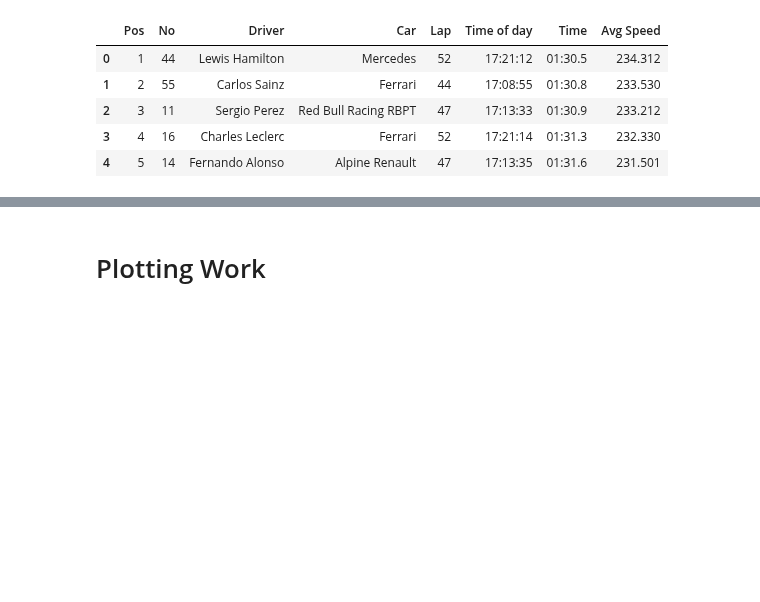
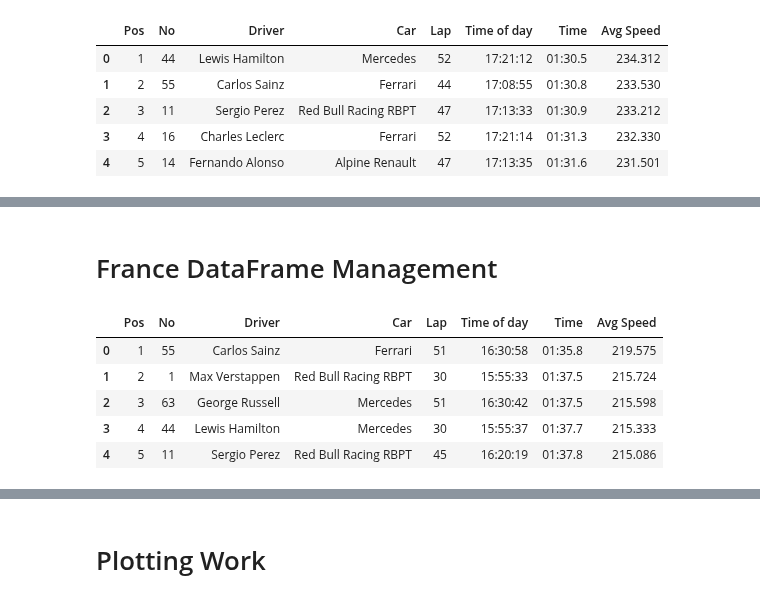
Before and after one commit to JB-26/f1-2022-analysis, a Jupyter notebook: fastest-laps.ipynb, the cells around one changed output, grey strips where cells are left out. Drawn from its saved outputs; the diff is of its cells as text; code cells hidden in the pictures; blank space fills up the shorter version.

```diff
--- a/fastest-laps.ipynb
+++ b/fastest-laps.ipynb
@@ -732,0 +737,12 @@ fastest_lap.head()
+# %% [markdown]
+# France DataFrame Management
+# %%
+fl_france = pd.read_csv('data/fastest-lap/fl-france.csv')
+fl_france.head()
+# %% [output]
+|  | Pos | No | Driver | Car | Lap | Time of day | Time | Avg Speed |
+| 0 | 1 | 55 | Carlos Sainz | Ferrari | 51 | 16:30:58 | 01:35.8 | 219.575 |
+| 1 | 2 | 1 | Max Verstappen | Red Bull Racing RBPT | 30 | 15:55:33 | 01:37.5 | 215.724 |
+| 2 | 3 | 63 | George Russell | Mercedes | 51 | 16:30:42 | 01:37.5 | 215.598 |
+| 3 | 4 | 44 | Lewis Hamilton | Mercedes | 30 | 15:55:37 | 01:37.7 | 215.333 |
+| 4 | 5 | 11 | Sergio Perez | Red Bull Racing RBPT | 45 | 16:20:19 | 01:37.8 | 215.086 |
```
Also changed, not shown: parts of 9 cells of this notebook, 5 other files.
